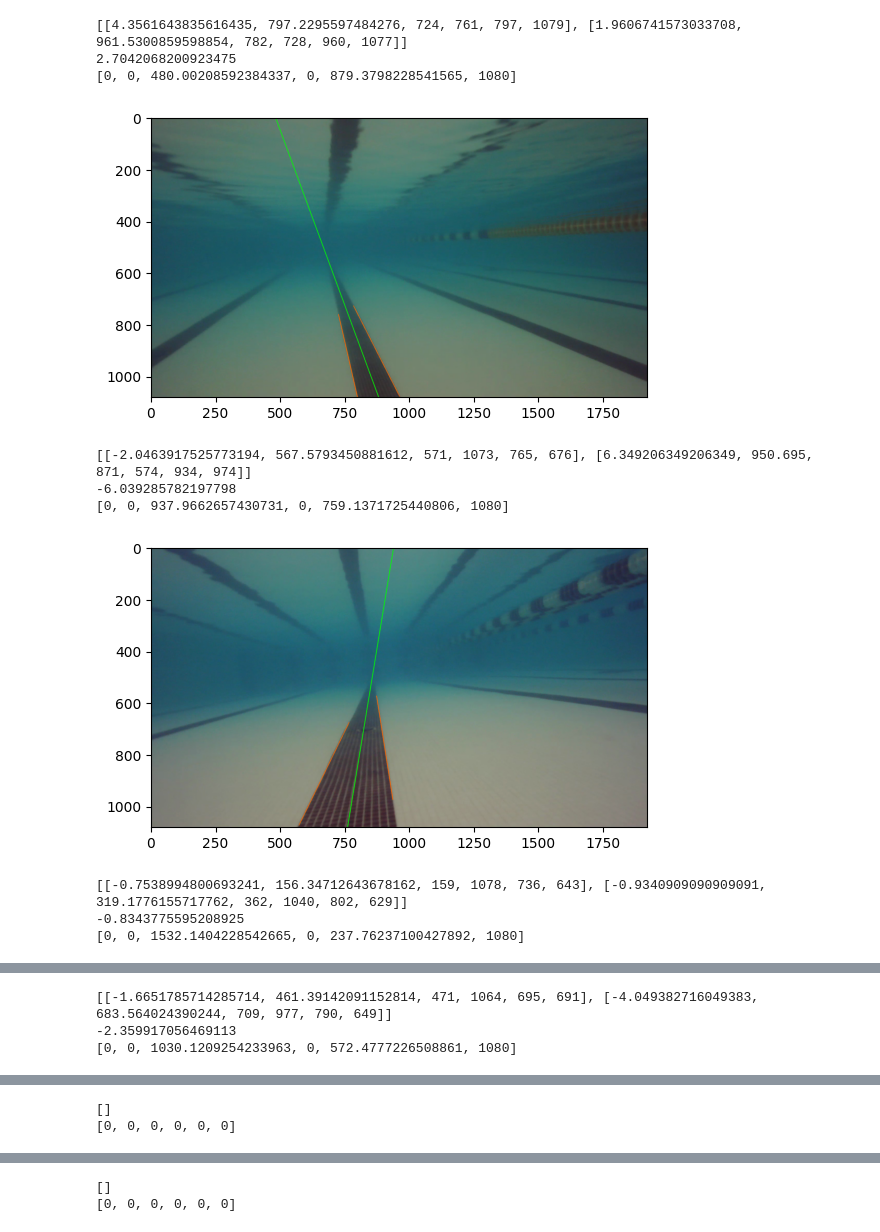
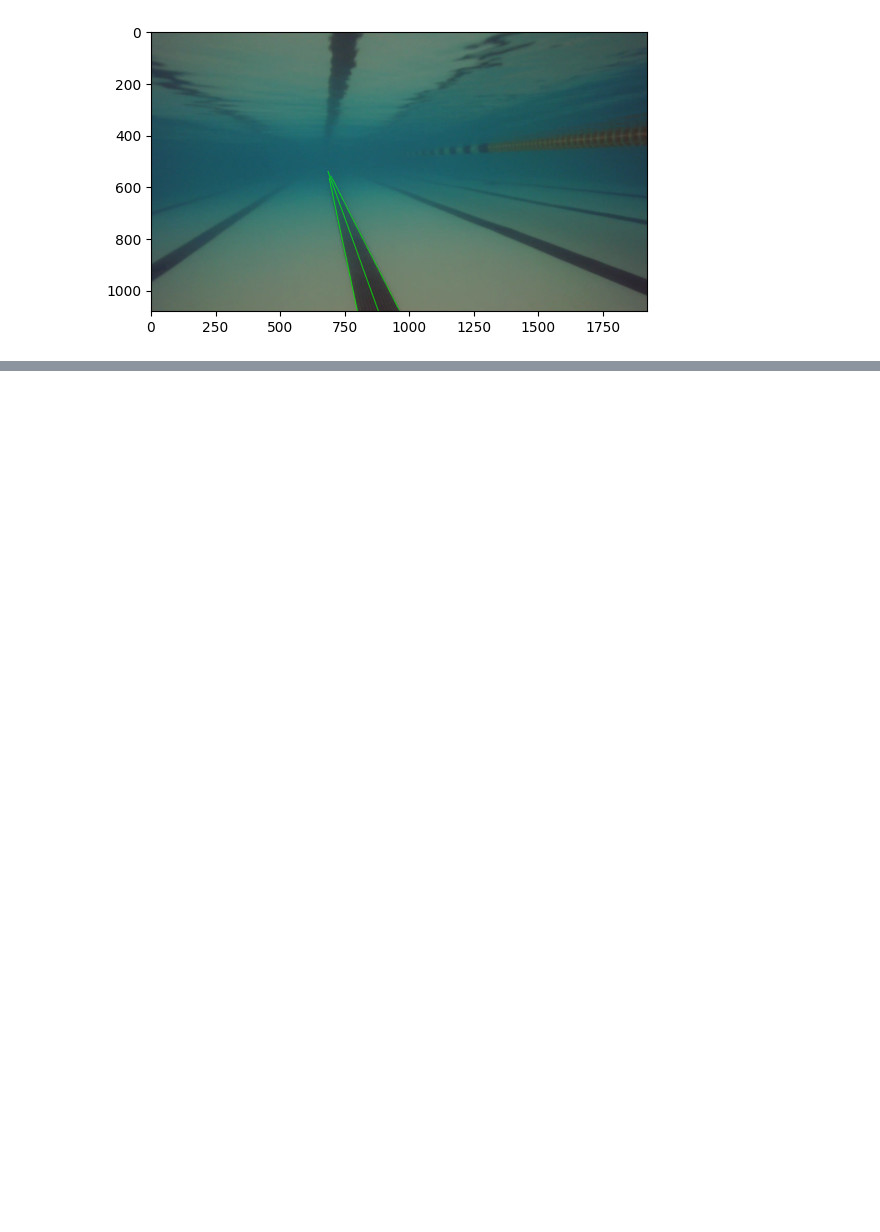
Before and after one commit to charlottefreedman/cv-intro, a Jupyter notebook: lane_detection.ipynb, the cells around one changed output, grey strips where cells are left out. Drawn from its saved outputs; the diff is of its cells as text; code cells hidden in the pictures; blank space fills up the shorter version.

```diff
--- a/lane_detection.ipynb
+++ b/lane_detection.ipynb
@@ -7,44 +12,26 @@ import lane_following
 # %%
-vcap = cv2.VideoCapture("AUV_Vid.mkv")
-
-freq = 300
-i = 0
-
-while True:
-    ret, img = vcap.read()
-
-    if not ret:
-        break
 
     if i % freq == 0:
         c = img.shape[0]/2
-        lines = lane_detection.detect_lines(img, 30, 40, 3, 300, 200)
-        lanes = lane_detection.detect_lanes(lines)
-        img = lane_detection.draw_lanes(img, lanes)
-
-        print(lanes)
+        temp = img.copy()[int(img.shape[0]/2):]
+        lines = lane_detection.detect_lines(temp, threshold1=50,threshold2=50, apertureSize=3,maxLineGap = 200, minLineLength=50)
+        lanes = lane_detection.detect_lanes(lines, temp.shape[0])
+        drawing = lane_detection.draw_lanes(temp, lanes)
 
         center = lane_following.get_lane_center(lanes)
-        cen = lane_following.get_center_line(center[0], center[1], img.shape[0])
+        cen = lane_following.get_center_line(center[0], center[1], temp.shape[0])
+        firstHalf = img.copy()[:int(img.shape[0]/2)]
+        secondHalf = lane_following.draw_center(drawing, cen)
+        full = np.concatenate((firstHalf, secondHalf), axis=0)
+        colorImg = cv2.cvtColor(full, cv2.COLOR_BGR2RGB)
 
-        print(cen)
-        plt.imshow(cv2.cvtColor(lane_following.draw_center(img, cen), cv2.COLOR_BGR2RGB))
+        plt.imshow(colorImg)
         plt.show()
         # mid = lane_following.get_lane_center(lanes)
 
         # direction = lane_following.recommend_direction(mid[0], mid[1], c)
         # print (direction)
 
     i += 1
 # %% [output]
-[[4.3561643835616435, 797.2295597484276, 724, 761, 797, 1079], [1.9606741573033708, 961.5300859598854, 782, 728, 960, 1077]]
-2.7042068200923475
-[0, 0, 480.00208592384337, 0, 879.3798228541565, 1080]
-[figure, old version]
+[figure, new version]
-[[-2.0463917525773194, 567.5793450881612, 571, 1073, 765, 676], [6.349206349206349, 950.695, 871, 574, 934, 974]]
--6.039285782197798
-[0, 0, 937.9662657430731, 0, 759.1371725440806, 1080]
-[figure, removed]
-[[-0.7538994800693241, 156.34712643678162, 159, 1078, 736, 643], [-0.9340909090909091, 319.1776155717762, 362, 1040, 802, 629]]
--0.8343775595208925
-[0, 0, 1532.1404228542665, 0, 237.76237100427892, 1080]
@@ -52,3 +37,0 @@ while True:
-[[-1.6651785714285714, 461.39142091152814, 471, 1064, 695, 691], [-4.049382716049383, 683.564024390244, 709, 977, 790, 649]]
--2.359917056469113
-[0, 0, 1030.1209254233963, 0, 572.4777226508861, 1080]
@@ -56,2 +37,0 @@ while True:
-[]
-[0, 0, 0, 0, 0, 0]
@@ -59,2 +37,0 @@ while True:
-[]
-[0, 0, 0, 0, 0, 0]
```
Also changed, not shown: parts of 2 cells of this notebook, 5 other files.
